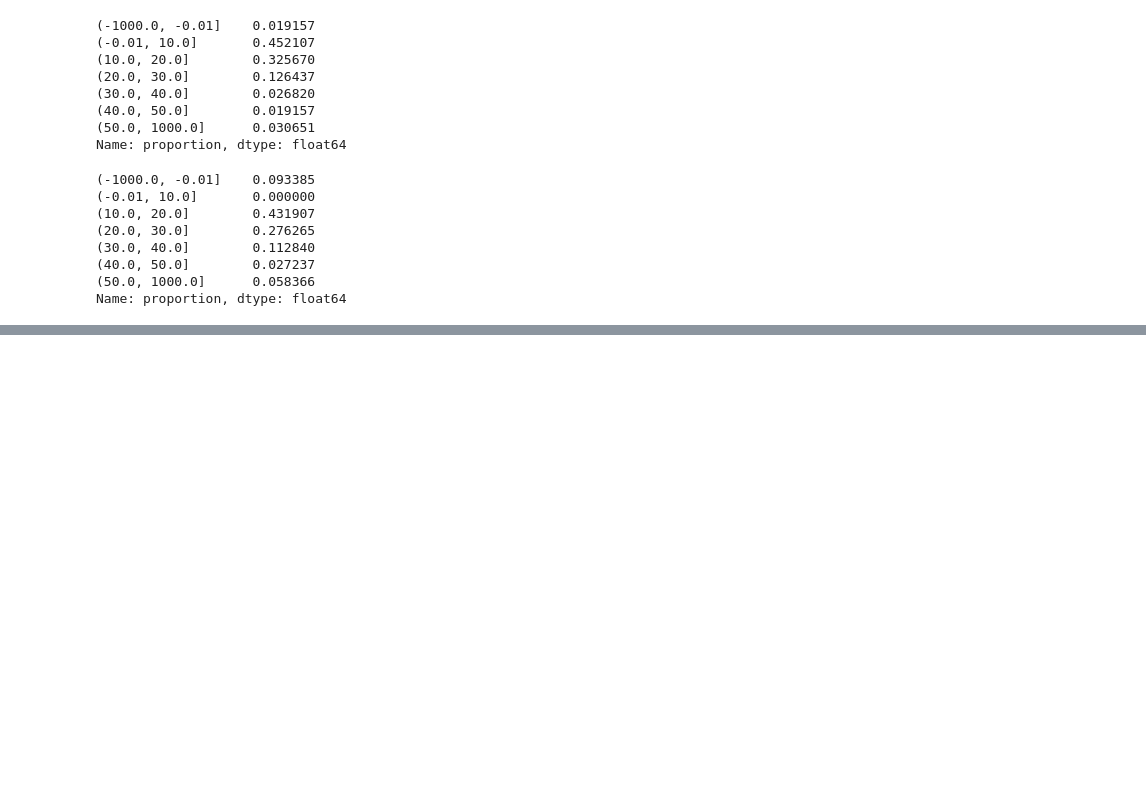
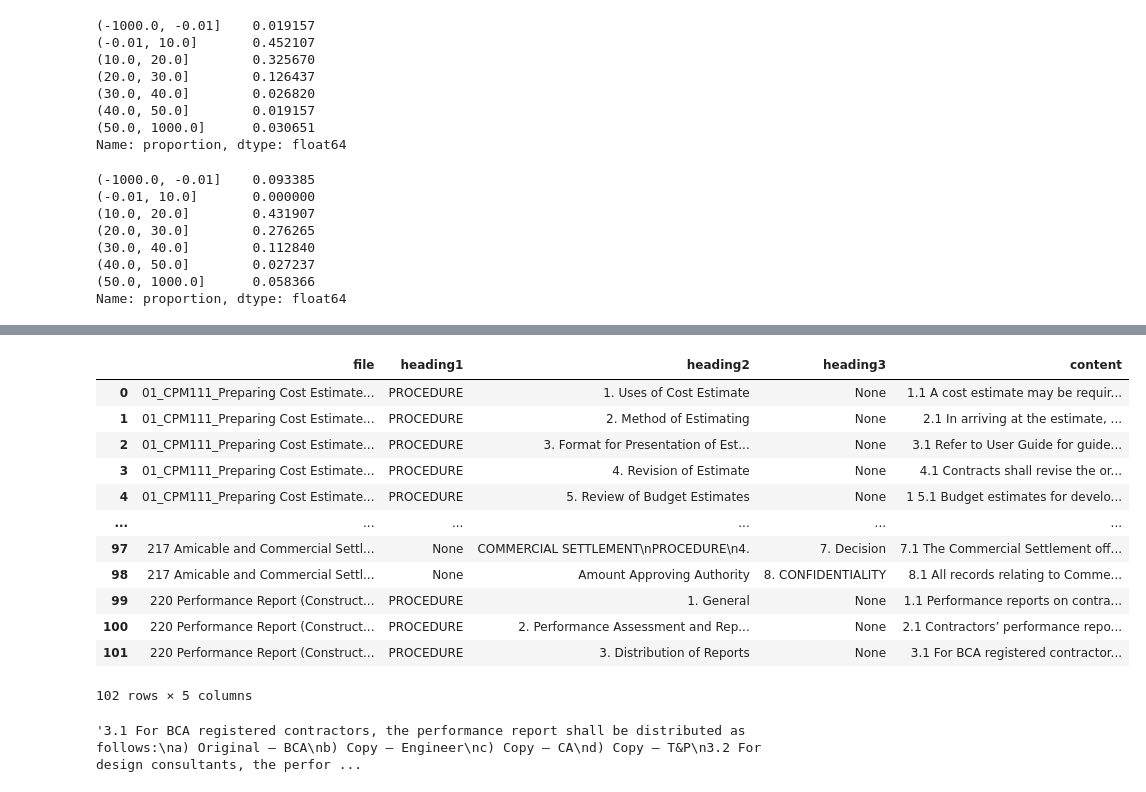
Before and after one commit to erjieyong/PDFInsight, a Jupyter notebook: test.ipynb, the cells around one changed output, grey strips where cells are left out. Saved outputs shown, nothing was run; the diff lists cells and outputs as text; code cells hidden in the pictures; blank space fills up the shorter version.

Commit message:
added pivot_df_by_heading function

```diff
--- a/test.ipynb
+++ b/test.ipynb
@@ -35,0 +80,22 @@ Name: proportion, dtype: float64
+# %%
+transformed_df = pivot_df_by_heading(df_combined)
+# %%
+transformed_df
+# %% [output]
+|  | file | heading1 | heading2 | heading3 | content |
+| 0 | 01_CPM111_Preparing Cost Estimate... | PROCEDURE | 1. Uses of Cost Estimate | None | 1.1 A cost estimate may be requir... |
+| 1 | 01_CPM111_Preparing Cost Estimate... | PROCEDURE | 2. Method of Estimating | None | 2.1 In arriving at the estimate, ... |
+| 2 | 01_CPM111_Preparing Cost Estimate... | PROCEDURE | 3. Format for Presentation of Est... | None | 3.1 Refer to User Guide for guide... |
+| 3 | 01_CPM111_Preparing Cost Estimate... | PROCEDURE | 4. Revision of Estimate | None | 4.1 Contracts shall revise the or... |
+| 4 | 01_CPM111_Preparing Cost Estimate... | PROCEDURE | 5. Review of Budget Estimates | None | 1 5.1 Budget estimates for develo... |
+| ... | ... | ... | ... | ... | ... |
+| 97 | 217 Amicable and Commercial Settl... | None | COMMERCIAL SETTLEMENT\nPROCEDURE\n4. | 7. Decision | 7.1 The Commercial Settlement off... |
+| 98 | 217 Amicable and Commercial Settl... | None | Amount Approving Authority | 8. CONFIDENTIALITY | 8.1 All records relating to Comme... |
+| 99 | 220 Performance Report (Construct... | PROCEDURE | 1. General | None | 1.1 Performance reports on contra... |
+| 100 | 220 Performance Report (Construct... | PROCEDURE | 2. Performance Assessment and Rep... | None | 2.1 Contractors’ performance repo... |
+| 101 | 220 Performance Report (Construct... | PROCEDURE | 3. Distribution of Reports | None | 3.1 For BCA registered contractor... |
+102 rows × 5 columns
+# %%
+transformed_df.loc[101,'content']
+# %% [output]
+'3.1 For BCA registered contractors, the performance report shall be distributed as follows:\na) Original – BCA\nb) Copy – Engineer\nc) Copy – CA\nd) Copy – T&P\n3.2 For design consultants, the perfor ...
```
Also changed, not shown: parts of 5 cells of this notebook, 1 other file.
